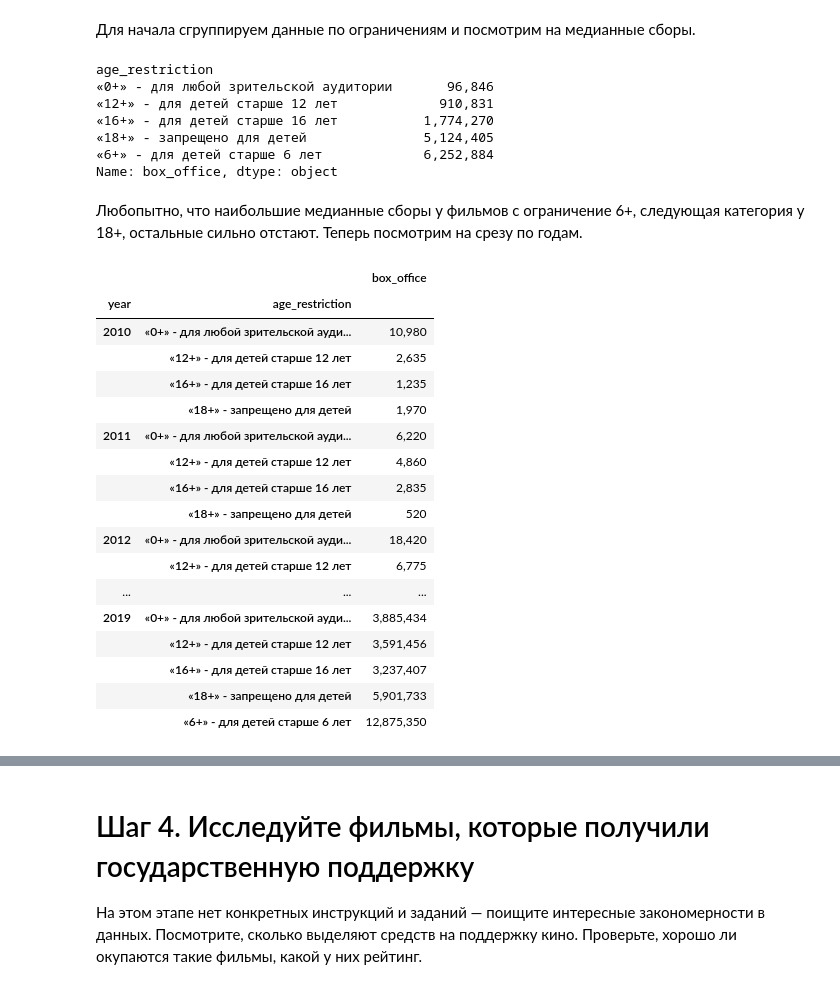
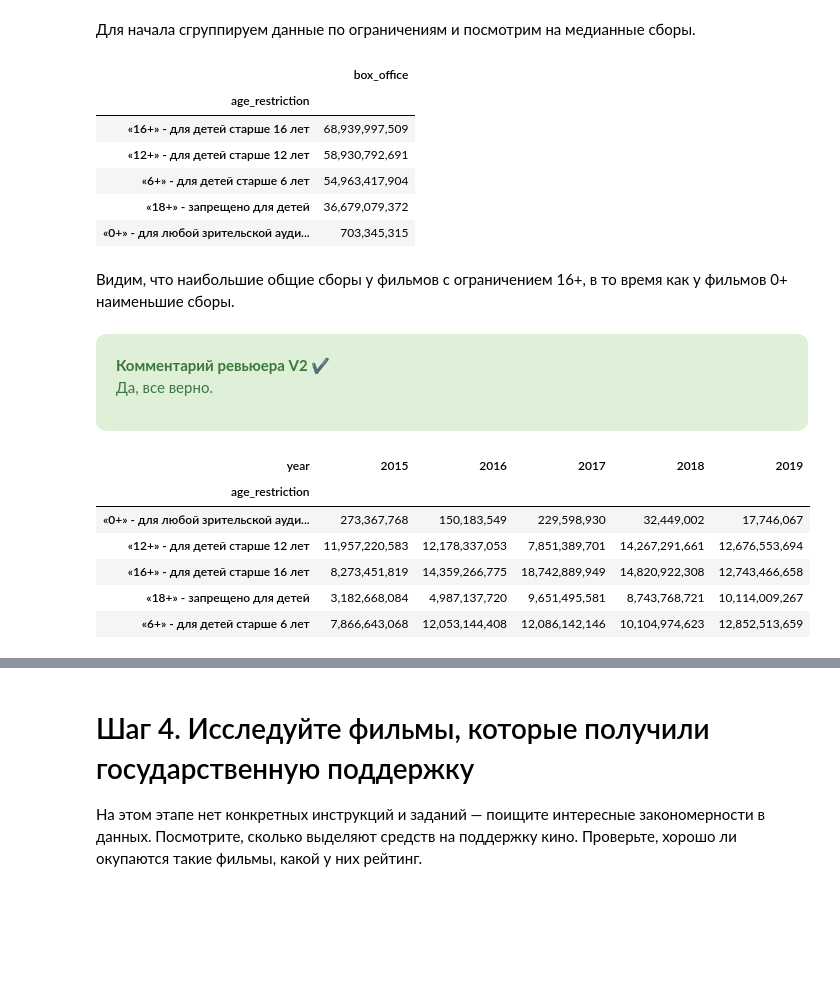
Before and after one commit to kipirka/Python_projects, a Jupyter notebook: Films.ipynb, the cells around one changed output, grey strips where cells are left out. Cells and saved outputs as stored; diff of their text form; code cells hidden in the pictures; blank space fills up the shorter version.

```diff
--- a/Films.ipynb
+++ b/Films.ipynb
@@ -242,3 +430,0 @@ data.query('director.isna()')
-# %%
-# удаляю наблюдения
-data = data.dropna(subset = ['director', 'film_studio']).reset_index(drop = True)
@@ -246,0 +431,5 @@ data = data.dropna(subset = ['director', 'film_studio']).reset_index(drop = True
+# %%
+# заполняю пропуски
+data[['producer', 'director', 'film_studio', 'genres']] = (
+    data[['producer', 'director', 'film_studio', 'genres']].fillna('unknown')
+)
@@ -378,3 +637,4 @@ data.duplicated(subset = ['title']).mean()
 # %%
 # удаляю
-data = data.drop_duplicates(subset = ['title']).reset_index(drop = True)
+data = data.drop_duplicates(subset = ['title', 'ratings']).reset_index(drop = True)
+data = data.drop([3772, 6242]).reset_index(drop = True)
@@ -650,4 +961,4 @@ def name(string):
 # %%
 # создаю новые переменные
-data['main_director'] = data['director'].apply(name)
-data['main_genres'] = data['genres'].apply(name)
+data['main_director'] = data['director'].str.split(',', n = 1, expand = True)[0]
+data['main_genres'] = data['genres'].str.split(',', n = 1, expand = True)[0]
@@ -783,41 +1177,39 @@ pd.pivot_table(data, values = 'box_office', index = 'year', aggfunc = ['mean', '
 Для начала сгруппируем данные по ограничениям и посмотрим на медианные сборы.
 # %%
 # группировка
-data.groupby('age_restriction')['box_office'].median().apply('{:,.0f}'.format)
+(
+    data
+    .query('year>=2015')
+    .groupby('age_restriction')['box_office']
+    .sum().to_frame().sort_values(by = 'box_office', ascending = False).style.format('{:,.0f}')
+)
 # %% [output]
-age_restriction
-«0+» - для любой зрительской аудитории       96,846
-«12+» - для детей старше 12 лет             910,831
-«16+» - для детей старше 16 лет           1,774,270
-«18+» - запрещено для детей               5,124,405
-«6+» - для детей старше 6 лет             6,252,884
-Name: box_office, dtype: object
+|  | box_office |
+| age_restriction |  |
+| «16+» - для детей старше 16 лет | 68,939,997,509 |
+| «12+» - для детей старше 12 лет | 58,930,792,691 |
+| «6+» - для детей старше 6 лет | 54,963,417,904 |
+| «18+» - запрещено для детей | 36,679,079,372 |
+| «0+» - для любой зрительской ауди... | 703,345,315 |
-# %% [markdown]
-Любопытно, что наибольшие медианные сборы у фильмов с ограничение 6+, следующая категория у 18+, остальные сильно отстают.
-Теперь посмотрим на срезу по годам.
+# %% [markdown]
+Видим, что наибольшие общие сборы у фильмов с ограничением 16+, в то время как у фильмов 0+ наименьшие сборы.
+# %% [markdown]
+<div class="alert-success" style="padding: 20px; border-radius: 10px">
+<b>Комментарий ревьюера V2 ✔️</b>
+
+Да, все верно.</div>
 # %%
 # сводная таблица
-(
+restriction_pivot = (
     pd
-    .pivot_table(data, values = 'box_office', index = ['year', 'age_restriction'], aggfunc = 'median')
-    .style.background_gradient('coolwarm').format('{:,.0f}')
+    .pivot_table(data.query('year>=2015'), values = 'box_office', index = 'age_restriction', columns = 'year', aggfunc = 'sum')
 )
+restriction_pivot.style.background_gradient('coolwarm').format('{:,.0f}')
 # %% [output]
-|  |  | box_office |
-| year | age_restriction |  |
-| 2010 | «0+» - для любой зрительской ауди... | 10,980 |
-|  | «12+» - для детей старше 12 лет | 2,635 |
-|  | «16+» - для детей старше 16 лет | 1,235 |
-|  | «18+» - запрещено для детей | 1,970 |
-| 2011 | «0+» - для любой зрительской ауди... | 6,220 |
-|  | «12+» - для детей старше 12 лет | 4,860 |
-|  | «16+» - для детей старше 16 лет | 2,835 |
-|  | «18+» - запрещено для детей | 520 |
-| 2012 | «0+» - для любой зрительской ауди... | 18,420 |
-|  | «12+» - для детей старше 12 лет | 6,775 |
-| ... | ... | ... |
-| 2019 | «0+» - для любой зрительской ауди... | 3,885,434 |
-|  | «12+» - для детей старше 12 лет | 3,591,456 |
-|  | «16+» - для детей старше 16 лет | 3,237,407 |
-|  | «18+» - запрещено для детей | 5,901,733 |
-|  | «6+» - для детей старше 6 лет | 12,875,350 |
+| year | 2015 | 2016 | 2017 | 2018 | 2019 |
+| age_restriction |  |  |  |  |  |
+| «0+» - для любой зрительской ауди... | 273,367,768 | 150,183,549 | 229,598,930 | 32,449,002 | 17,746,067 |
+| «12+» - для детей старше 12 лет | 11,957,220,583 | 12,178,337,053 | 7,851,389,701 | 14,267,291,661 | 12,676,553,694 |
+| «16+» - для детей старше 16 лет | 8,273,451,819 | 14,359,266,775 | 18,742,889,949 | 14,820,922,308 | 12,743,466,658 |
+| «18+» - запрещено для детей | 3,182,668,084 | 4,987,137,720 | 9,651,495,581 | 8,743,768,721 | 10,114,009,267 |
+| «6+» - для детей старше 6 лет | 7,866,643,068 | 12,053,144,408 | 12,086,142,146 | 10,104,974,623 | 12,852,513,659 |
```
Also changed, not shown: parts of 155 cells of this notebook.
